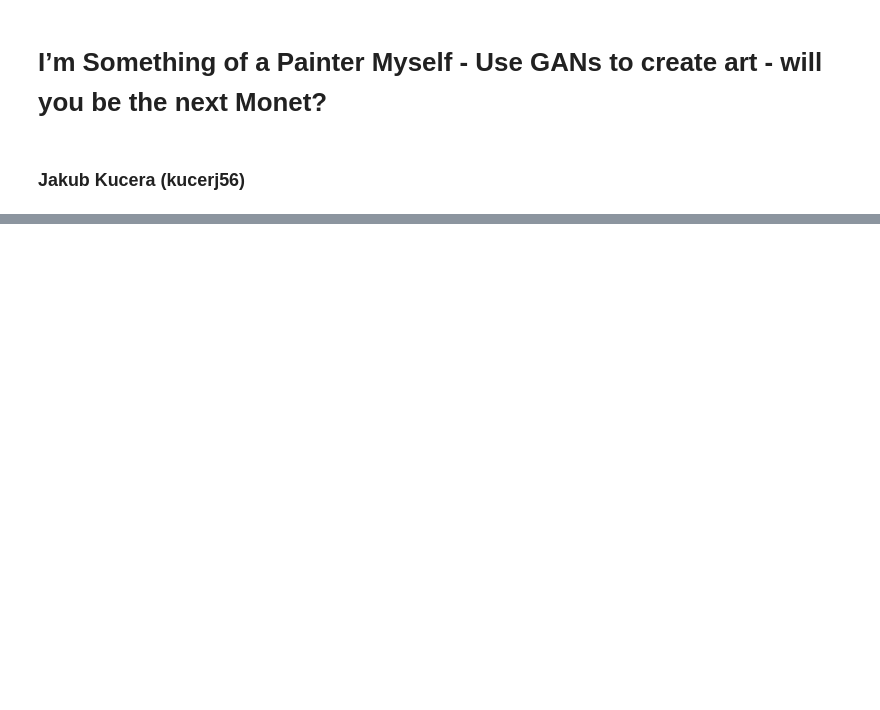
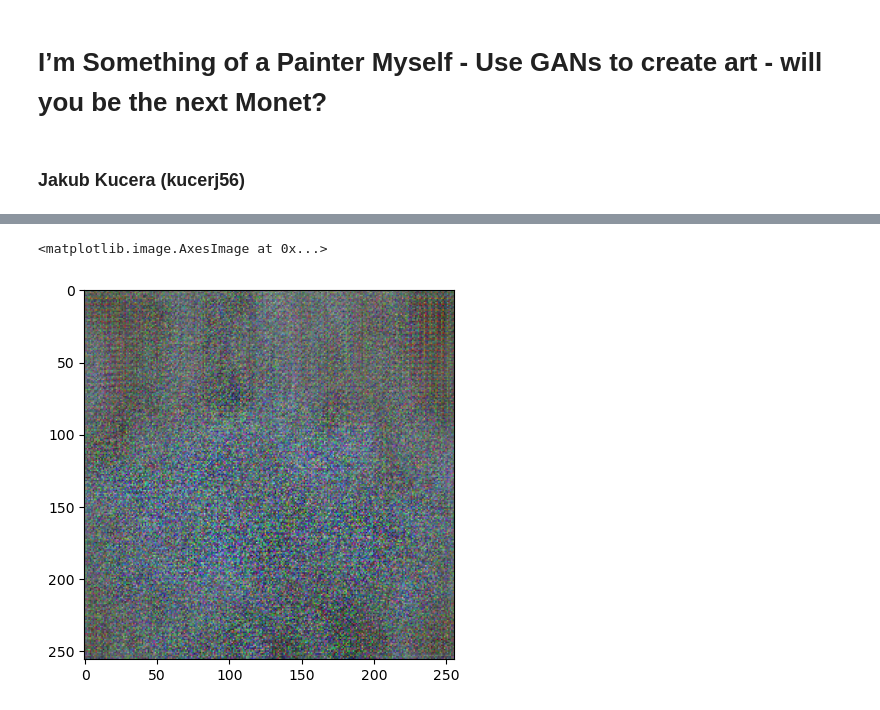
Before and after one commit to jakub-kucera/NI-MVI, a Jupyter notebook: notebook.ipynb, the cells around one changed output, grey strips where cells are left out. Cells and saved outputs as stored; diff of their text form; code cells hidden in the pictures; blank space fills up the shorter version.

```diff
--- a/notebook.ipynb
+++ b/notebook.ipynb
@@ -367,2 +4,0 @@ tensor([[[[0.7098, 0.9176, 0.8588,  ..., 0.5765, 0.5804, 0.5804],
-# %%
-data_fake = generator_r2m(images).detach()
@@ -388,0 +585,7 @@ discriminator_m = torch.load(PATH + "discriminator_m.pt")
+# %%
+arr = images_monet_fake.detach().cpu().numpy().transpose((1, 2, 0))
+plt.imshow(arr * 0.5 + 0.5)
+#
+# %% [output]
+<matplotlib.image.AxesImage at 0x...>
+[figure, added]
```
Also changed, not shown: parts of 54 cells of this notebook.
